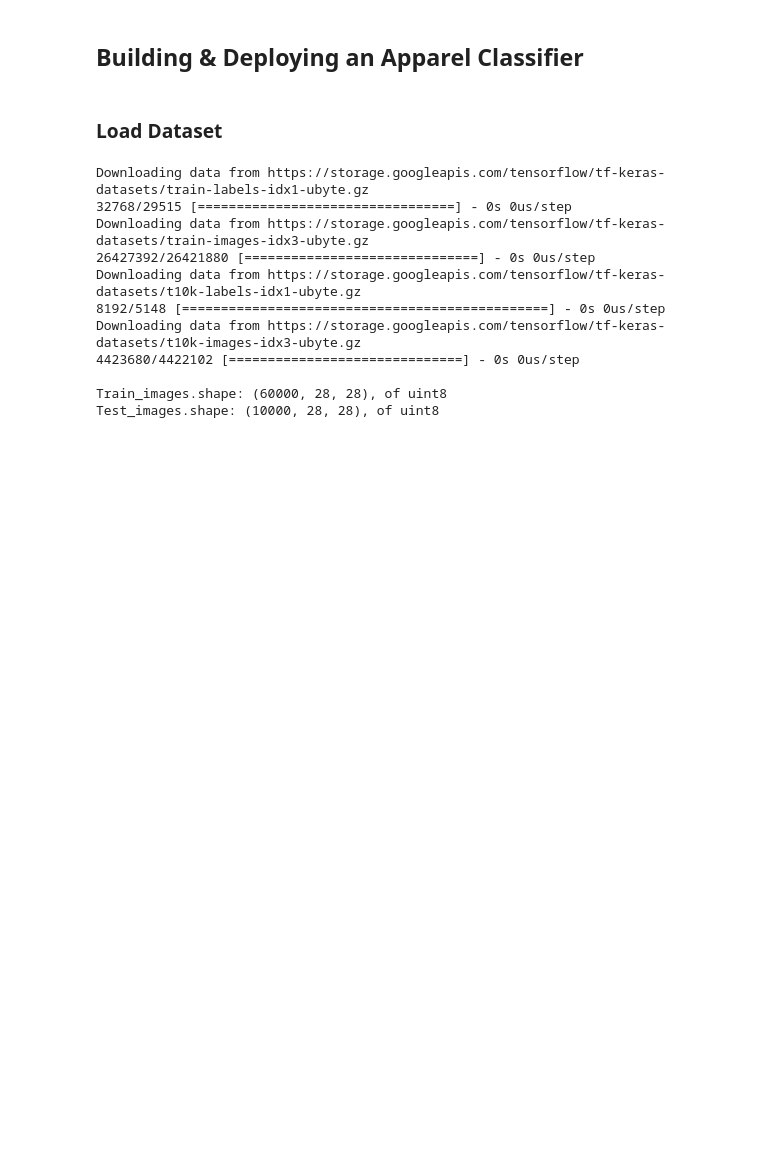
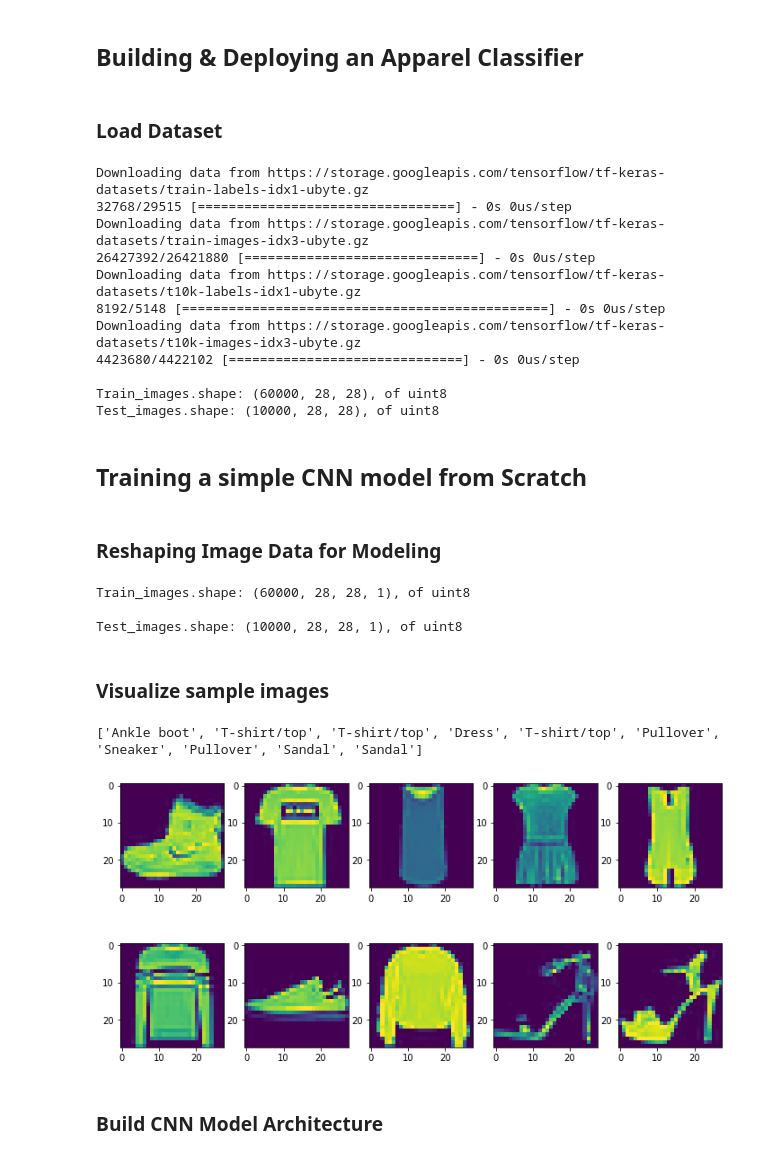
Before and after one commit to cleysonl/ML_Bootcamp_CLL, a Jupyter notebook: Model_training_prototypes.ipynb, the cells around one changed output. Cells and saved outputs as stored; diff of their text form; code cells hidden in the pictures; blank space fills up the shorter version.

```diff
--- a/Model_training_prototypes.ipynb
+++ b/Model_training_prototypes.ipynb
@@ -63,3 +63,39 @@ Downloading data from https://storage.googleapis.com/tensorflow/tf-keras-dataset
 
 Train_images.shape: (60000, 28, 28), of uint8
 Test_images.shape: (10000, 28, 28), of uint8
+# %% [markdown]
+## **Training a simple CNN model from Scratch**
+# %% [markdown]
+### **Reshaping Image Data for Modeling**
+# %%
+#reshape for feeding into the model
+train_images_gr = train_images.reshape(train_images.shape[0], 28, 28, 1)
+test_images_gr = test_images.reshape(test_images.shape[0], 28, 28, 1)
+
+print('\nTrain_images.shape: {}, of {}'.format(train_images_gr.shape, train_images_gr.dtype))
+print('\nTest_images.shape: {}, of {}'.format(test_images_gr.shape, test_images_gr.dtype))
+# %% [output]
+Train_images.shape: (60000, 28, 28, 1), of uint8
+
+Test_images.shape: (10000, 28, 28, 1), of uint8
+# %% [markdown]
+### **Visualize sample images**
+# %%
+fig, ax = plt.subplots(2, 5, figsize=(12, 6))
+ax[0, 0].imshow(train_images_gr[0].reshape(28, 28))
+ax[0, 1].imshow(train_images_gr[1].reshape(28, 28))
+ax[0, 2].imshow(train_images_gr[2].reshape(28, 28))
+ax[0, 3].imshow(train_images_gr[3].reshape(28, 28))
+ax[0, 4].imshow(train_images_gr[4].reshape(28, 28))
+ax[1, 0].imshow(train_images_gr[5].reshape(28, 28))
+ax[1, 1].imshow(train_images_gr[6].reshape(28, 28))
+ax[1, 2].imshow(train_images_gr[7].reshape(28, 28))
+ax[1, 3].imshow(train_images_gr[8].reshape(28, 28))
+ax[1, 4].imshow(train_images_gr[9].reshape(28, 28))
+
+print([class_names[i] for i in train_labels[:10]])
+# %% [output]
+['Ankle boot', 'T-shirt/top', 'T-shirt/top', 'Dress', 'T-shirt/top', 'Pullover', 'Sneaker', 'Pullover', 'Sandal', 'Sandal']
+[figure, added]
+# %% [markdown]
+### **Build CNN Model Architecture**
```
Also changed, not shown: parts of 15 cells of this notebook.
